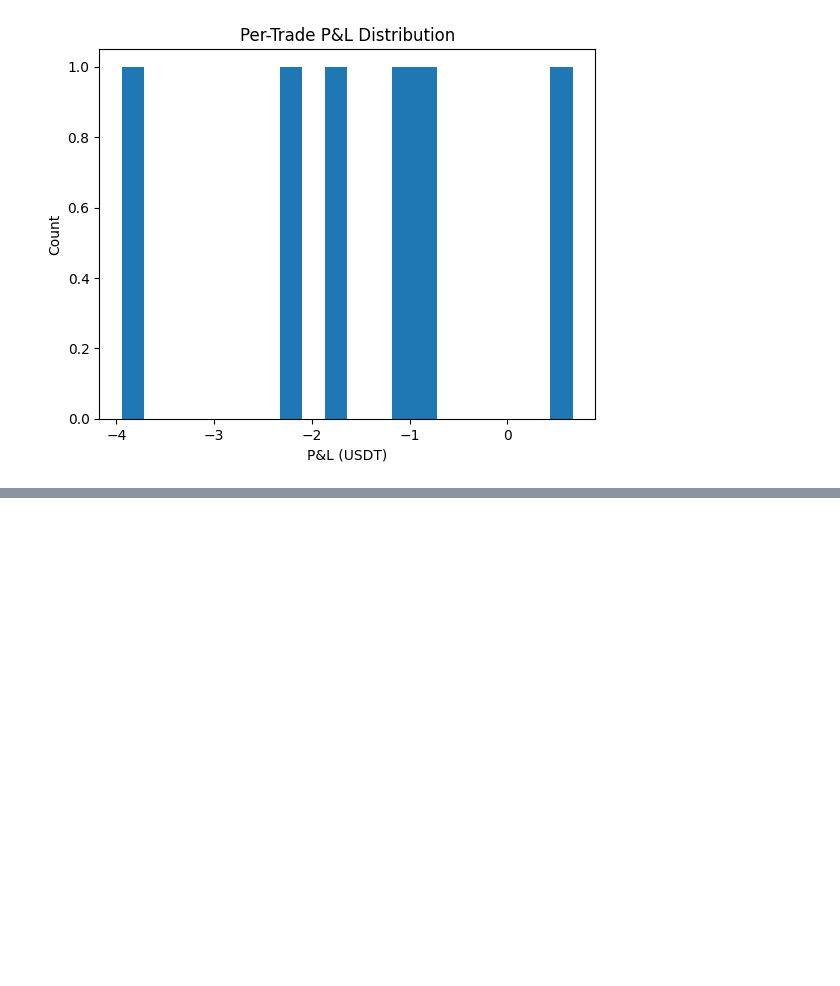
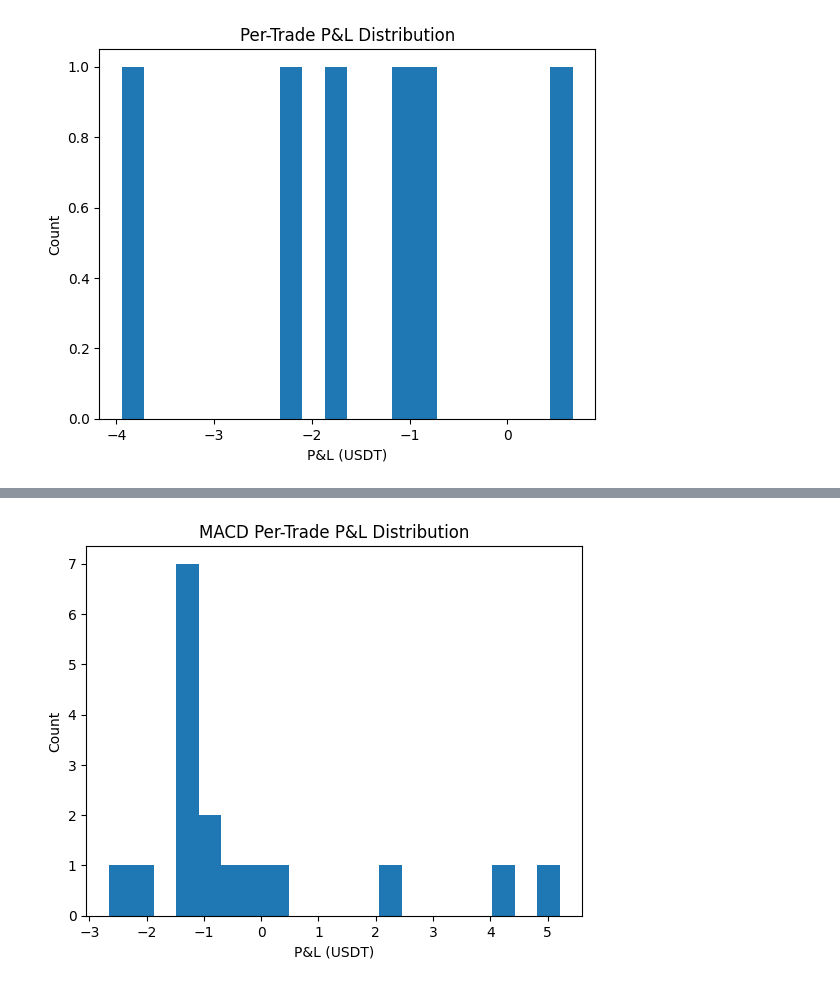
Before and after one commit to elijahmendezcs/solanabot, a Jupyter notebook: dashboard.ipynb, the cells around one changed output, grey strips where cells are left out. Saved outputs shown, nothing was run; the diff lists cells and outputs as text; code cells hidden in the pictures; blank space fills up the shorter version.

```diff
--- a/dashboard.ipynb
+++ b/dashboard.ipynb
@@ -116,0 +164,10 @@ plt.show()
+# %%
+# ─── Cell: MACD Per-Trade P&L Distribution ──────────────────────────────────
+plt.figure()
+plt.hist(df_macd["pnl"], bins=20)
+plt.title("MACD Per-Trade P&L Distribution")
+plt.xlabel("P&L (USDT)")
+plt.ylabel("Count")
+plt.show()
+# %% [output]
+[figure, added]
```
Also changed, not shown: parts of 3 cells of this notebook, 6 other files.
